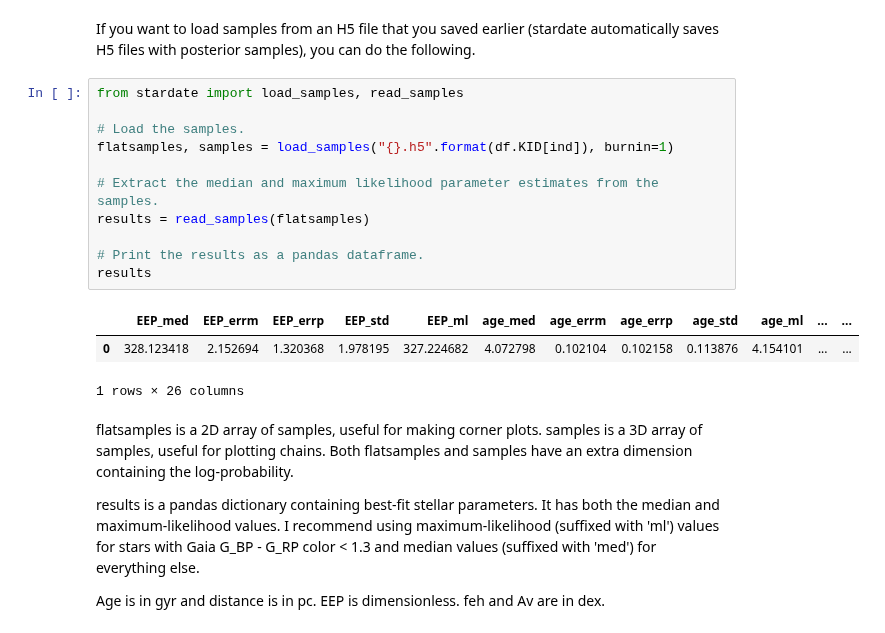
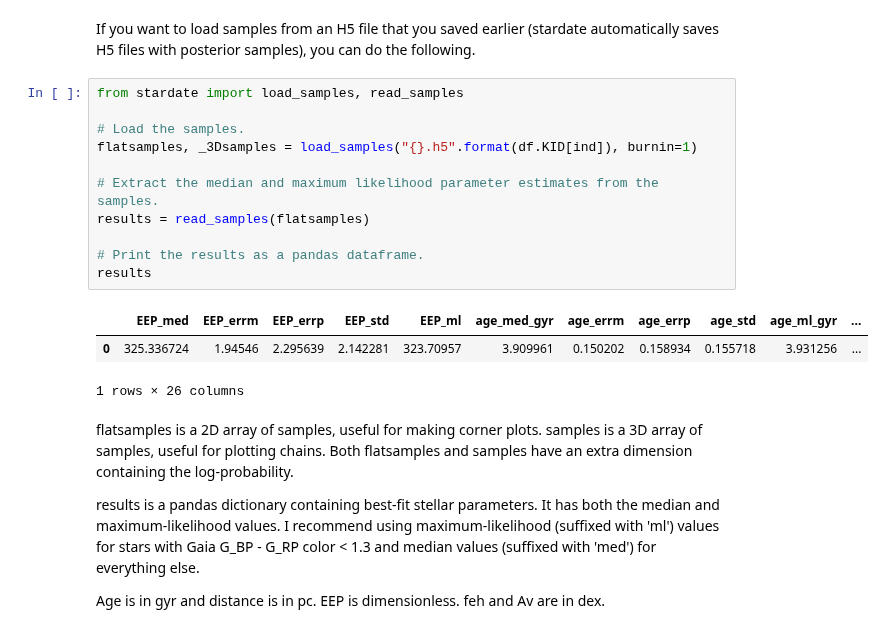
Before and after one commit to RuthAngus/stardate, a Jupyter notebook: docs/source/_static/notebooks/Tutorial.ipynb, the cells around one changed output. Saved outputs shown, nothing was run; the diff lists cells and outputs as text.

Commit message:
updating samples

```diff
--- a/docs/source/_static/notebooks/Tutorial.ipynb
+++ b/docs/source/_static/notebooks/Tutorial.ipynb
@@ -139,17 +146,17 @@ If you want to load samples from an H5 file that you saved earlier (stardate aut
 # %%
 from stardate import load_samples, read_samples
 
 # Load the samples.
-flatsamples, samples = load_samples("{}.h5".format(df.KID[ind]), burnin=1)
+flatsamples, _3Dsamples = load_samples("{}.h5".format(df.KID[ind]), burnin=1)
 
 # Extract the median and maximum likelihood parameter estimates from the samples.
 results = read_samples(flatsamples)
 
 # Print the results as a pandas dataframe.
 results
 # %% [output]
-|  | EEP_med | EEP_errm | EEP_errp | EEP_std | EEP_ml | age_med | age_errm | age_errp | age_std | age_ml | ... | ... |
-| 0 | 328.123418 | 2.152694 | 1.320368 | 1.978195 | 327.224682 | 4.072798 | 0.102104 | 0.102158 | 0.113876 | 4.154101 | ... | ... |
+|  | EEP_med | EEP_errm | EEP_errp | EEP_std | EEP_ml | age_med_gyr | age_errm | age_errp | age_std | age_ml_gyr | ... |
+| 0 | 325.336724 | 1.94546 | 2.295639 | 2.142281 | 323.70957 | 3.909961 | 0.150202 | 0.158934 | 0.155718 | 3.931256 | ... |
 1 rows × 26 columns
 # %% [markdown]
 flatsamples is a 2D array of samples, useful for making corner plots. samples is a 3D array of samples, useful for plotting chains. Both flatsamples and samples have an extra dimension containing the log-probability.
```
Also changed, not shown: parts of 11 cells of this notebook.
